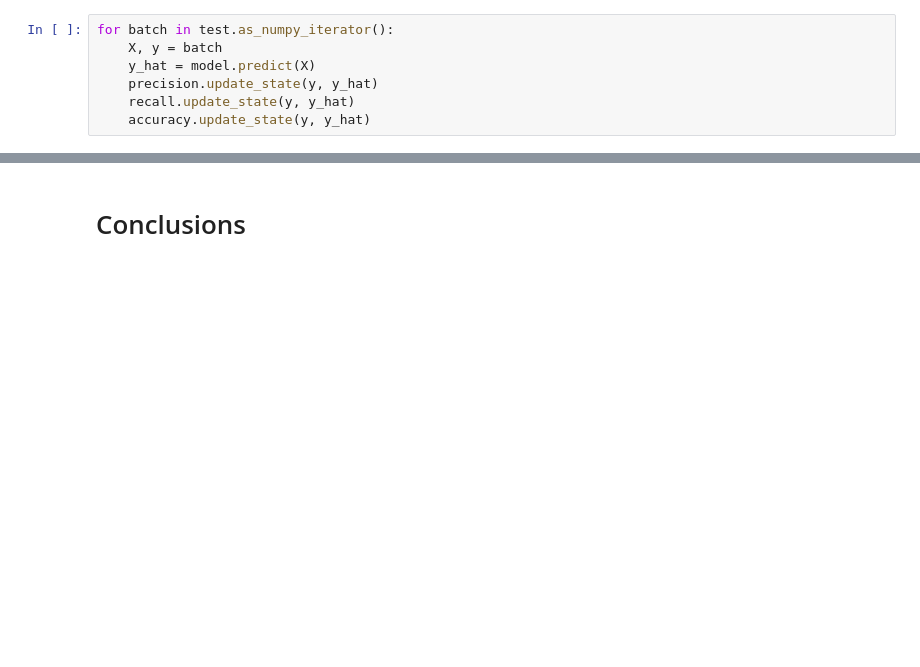
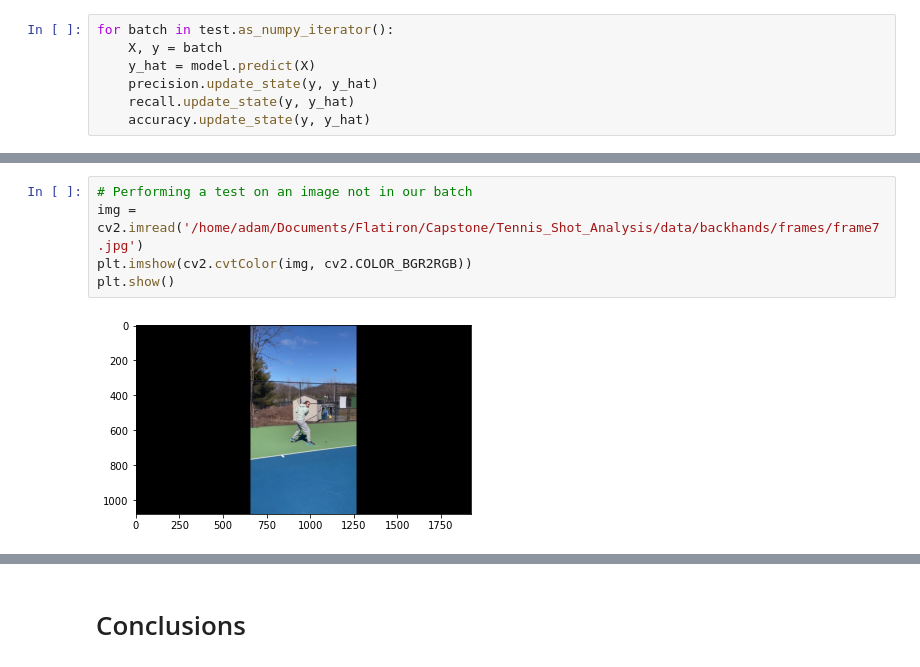
Before and after one commit to adammarianacci/Tennis_Shot_Analysis, a Jupyter notebook: notebook.ipynb, the cells around one changed output, grey strips where cells are left out. Drawn from its saved outputs; the diff is of its cells as text; blank space fills up the shorter version.

```diff
--- a/notebook.ipynb
+++ b/notebook.ipynb
@@ -284,0 +288,7 @@ SyntaxError: EOL while scanning string literal (<ipython-input-43-f8cfbd5f64fe>,
+# %%
+# Performing a test on an image not in our batch
+img = cv2.imread('/home/adam/Documents/Flatiron/Capstone/Tennis_Shot_Analysis/data/backhands/frames/frame7.jpg')
+plt.imshow(cv2.cvtColor(img, cv2.COLOR_BGR2RGB))
+plt.show()
+# %% [output]
+[figure, added]
```
Also changed, not shown: parts of 13 cells of this notebook, 1 other file.
